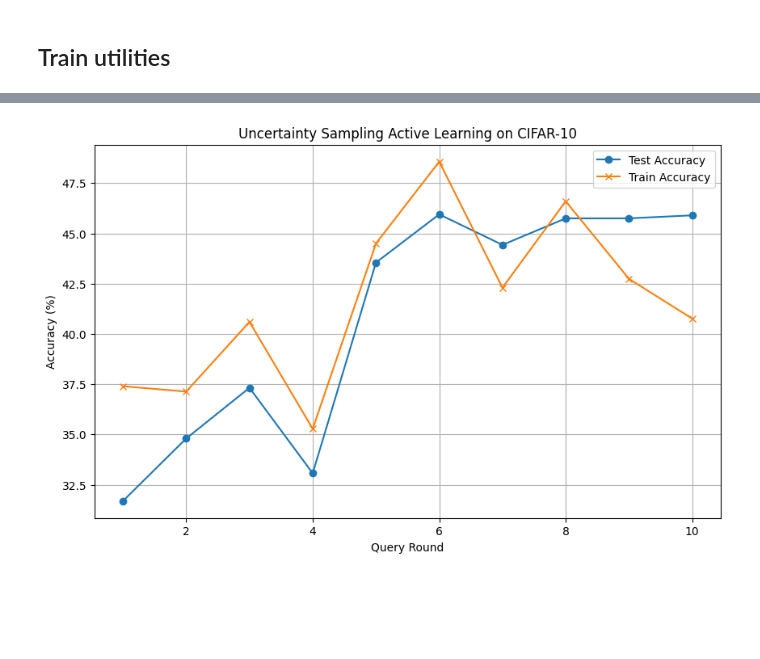
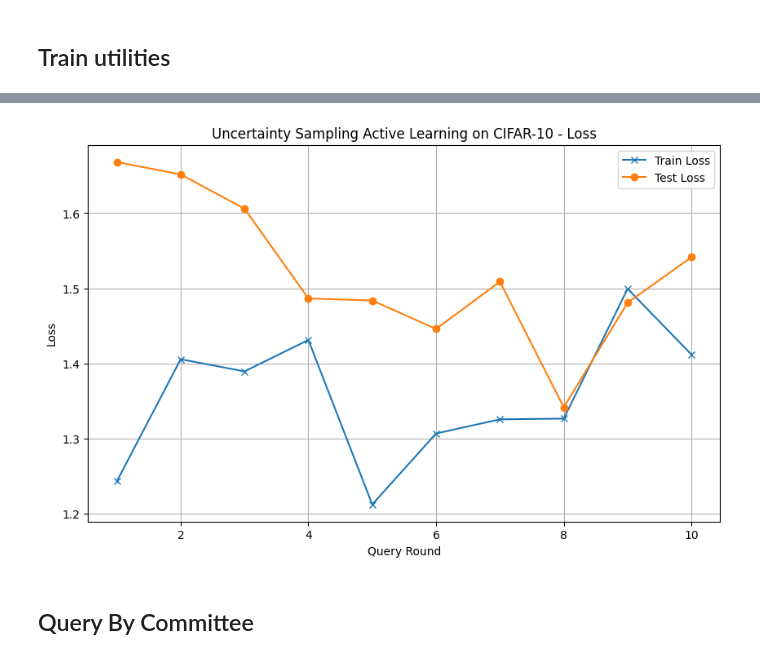
Before and after one commit to Noorpr/Active-learning-DL, a Jupyter notebook: active_learning_DL.ipynb, the cells around one changed output, grey strips where cells are left out. Drawn from its saved outputs; the diff is of its cells as text; code cells hidden in the pictures; blank space fills up the shorter version.

```diff
--- a/active_learning_DL.ipynb
+++ b/active_learning_DL.ipynb
@@ -80,0 +90,5 @@ def test_model(model, test_loader, device):
+# %%
+def query_random_sampling(unlabeled_indices, n_instances):
+    selected_pos = np.random.choice(len(unlabeled_indices), n_instances, replace=False)
+    selected_indices = [unlabeled_indices[i] for i in selected_pos]
+    return selected_indices
@@ -100,15 +182,17 @@ def query_uncertainty_sampling(model, unlabeled_indices, n_instances, device):
     selected_indices = [unlabeled_indices[i] for i in selected_pos]
     return selected_indices
 # %%
-train_accs = []
-test_accs = []
+indices = np.arange(len(train_data))
+np.random.shuffle(indices)
+initial_labeled_size = 1000
+labeled_indices = indices[:initial_labeled_size].tolist()
+unlabeled_indices = indices[initial_labeled_size:].tolist()
 
-n_queries = 10
-query_batch_size = 500
-epochs_per_round = 3
+train_losses_uncertainty = []
+test_losses_uncertainty = []
 
 for round_num in range(n_queries):
-    print(f"\n=== Round {round_num + 1}/{n_queries} ===")
+    print(f"\n=== Uncertainty Sampling Round {round_num + 1}/{n_queries} ===")
 
     train_loader = get_dataloader(train_data=train_data,
                                   indices=labeled_indices,
@@ -117,12 +201,12 @@ for round_num in range(n_queries):
     model = SimpleCNN()
     train_model(model, train_loader, device=device, epochs=epochs_per_round)
 
-    train_acc = test_model(model, train_loader, device)
-    test_acc = test_model(model, test_loader, device)
-    train_accs.append(train_acc)
-    test_accs.append(test_acc)
+    train_loss = compute_loss([model], train_loader, device)
+    test_loss = compute_loss([model], test_loader, device)
+    train_losses_uncertainty.append(train_loss)
+    test_losses_uncertainty.append(test_loss)
 
-    print(f"Train Acc: {train_acc:.2f}% | Test Acc: {test_acc:.2f}%")
+    print(f"Train Loss: {train_loss:.4f} | Test Loss: {test_loss:.4f}")
 
     if len(unlabeled_indices) == 0:
         break
@@ -152,12 +236,14 @@ Train Acc: 40.76% | Test Acc: 45.90%
 # %%
 plt.figure(figsize=(10, 6))
-plt.plot(range(1, n_queries + 1), test_accs, label='Test Accuracy', marker='o')
-plt.plot(range(1, n_queries + 1), train_accs, label='Train Accuracy', marker='x')
+plt.plot(range(1, n_queries + 1), train_losses_uncertainty, label='Train Loss', marker='x')
+plt.plot(range(1, n_queries + 1), test_losses_uncertainty, label='Test Loss', marker='o')
 plt.xlabel('Query Round')
-plt.ylabel('Accuracy (%)')
-plt.title('Uncertainty Sampling Active Learning on CIFAR-10')
+plt.ylabel('Loss')
+plt.title('Uncertainty Sampling Active Learning on CIFAR-10 - Loss')
 plt.legend()
 plt.grid(True)
-plt.show()
+plt.savefig('visuals/uncertainty_sampling_loss.png')
 # %% [output]
-[figure, old version]
+[figure, new version]
+# %% [markdown]
+## Query By Committee
```
Also changed, not shown: parts of 12 cells of this notebook, 4 other files.
